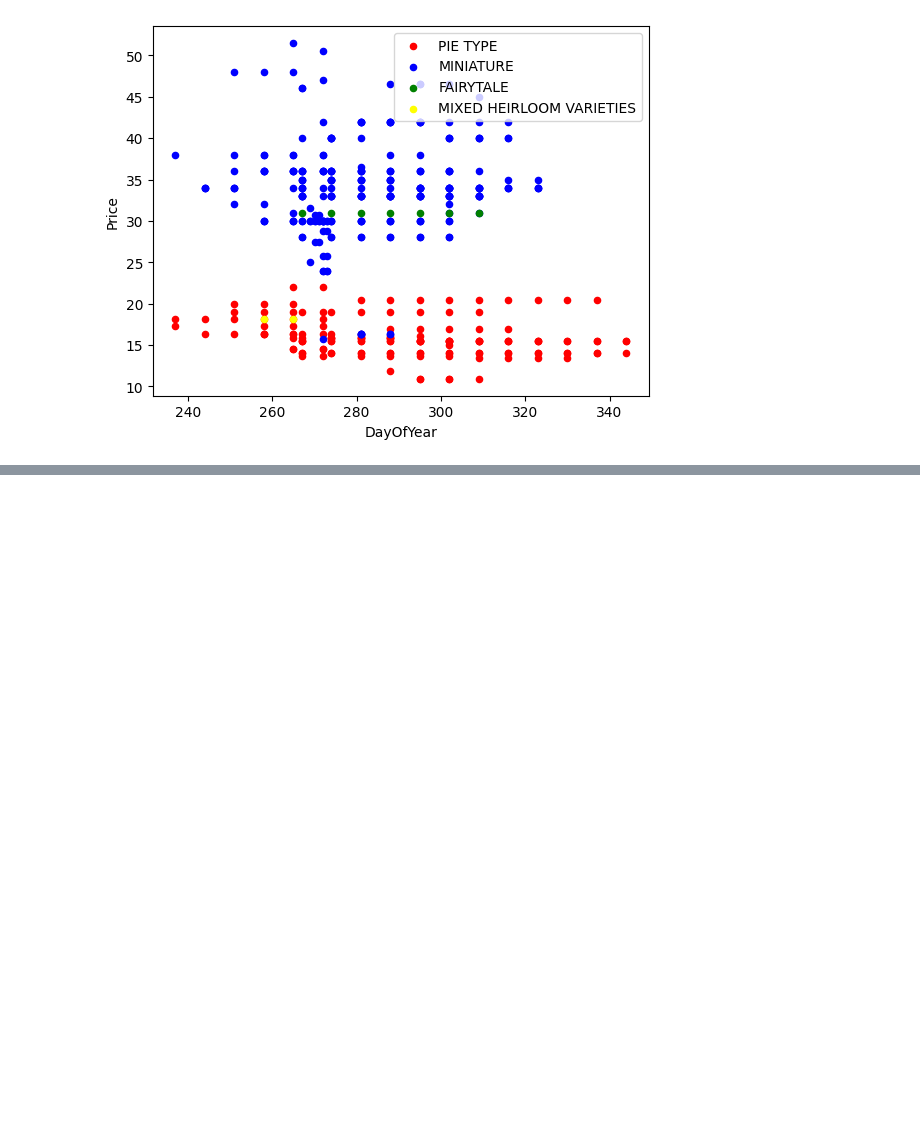
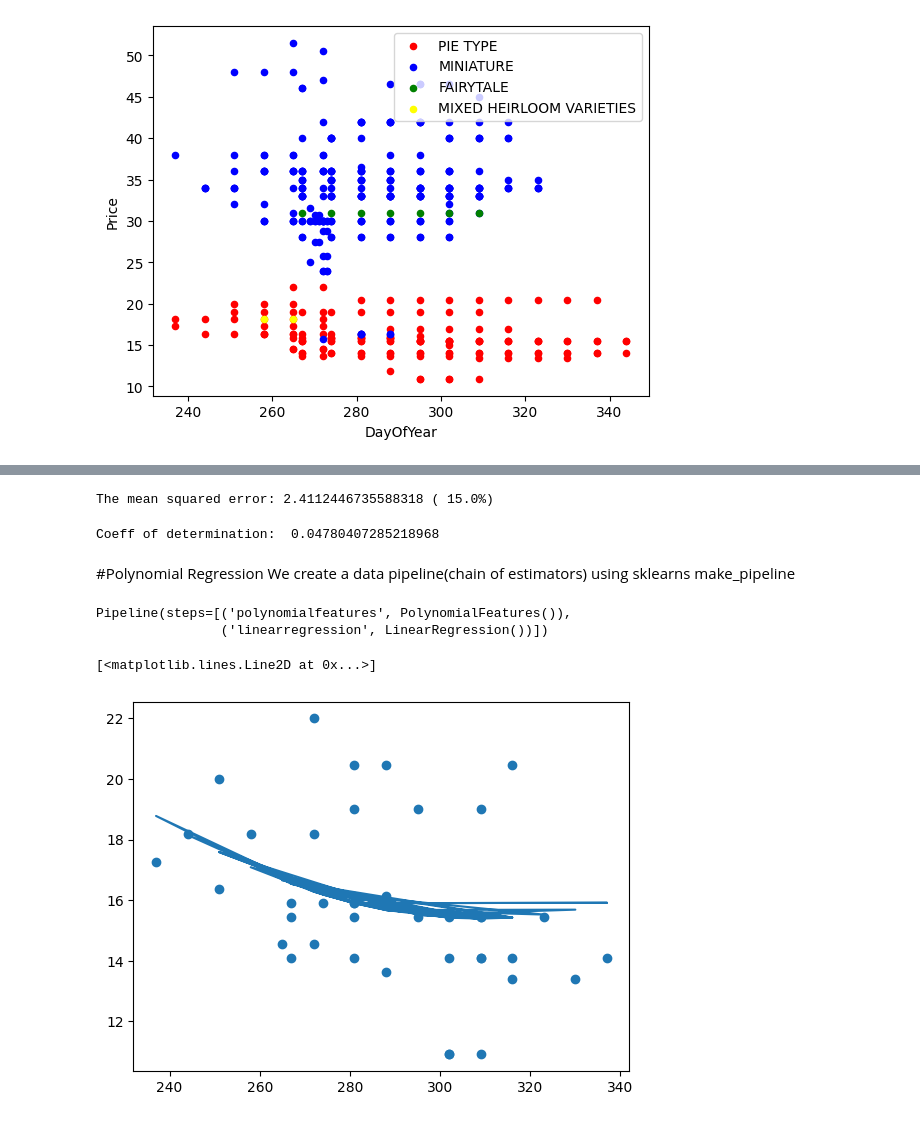
Before and after one commit to VEDANT-CPU/ML-For-Beginners, a Jupyter notebook: 2-Regression/3-Linear/notebook.ipynb, the cells around one changed output, grey strips where cells are left out. Cells and saved outputs as stored; diff of their text form; code cells hidden in the pictures; blank space fills up the shorter version.

Commit message:
Polynomial Regression

```diff
--- a/2-Regression/3-Linear/notebook.ipynb
+++ b/2-Regression/3-Linear/notebook.ipynb
@@ -89,0 +120,11 @@ for i,var in enumerate(new_pumpkins['Variety'].unique()):
+# %%
+from sklearn.linear_model import LinearRegression
+from sklearn.metrics import mean_squared_error
+from sklearn.model_selection import train_test_split
+
+X=new_pumpkins['DayOfYear']
+y=new_pumpkins['Price']
+print(X.shape)
+print(y.shape)
+X=X.to_numpy().reshape((-1,1))
+print(X.shape)
@@ -89,0 +135,5 @@ for i,var in enumerate(new_pumpkins['Variety'].unique()):
+# %%
+X_train, X_test, y_train, y_test=train_test_split(X, y, test_size=0.3, random_state=0)
+# %%
+lin_regression=LinearRegression()
+lin_regression.fit(X_train,y_train)#Training the model on training data
@@ -89,0 +148,18 @@ for i,var in enumerate(new_pumpkins['Variety'].unique()):
+# %%
+#To test the accuracy of our model we make prediction then find mse
+Prediction=lin_regression.predict(X_test)
+MeanSquareError=np.sqrt(mean_squared_error(y_test, Prediction))
+print(f"The mean squared error: {MeanSquareError} ({MeanSquareError/np.mean(Prediction) * 100: 3.3}%)")
+# %% [output]
+The mean squared error: 2.4112446735588318 ( 15.0%)
+# %%
+#Coeff of determination is another metric for measuring accuracy
+determination_coeff=lin_regression.score(X_train,y_train)
+print("Coeff of determination: ",determination_coeff)
+#Value of 0 means input data not taken into consideration. worst linear predictor
+#Value of 1 means perfectly predicts all expected values.
+# %% [output]
+Coeff of determination:  0.04780407285218968
+# %% [markdown]
+#Polynomial Regression
+We create a data pipeline(chain of estimators) using sklearns make_pipeline
@@ -89,0 +169,13 @@ for i,var in enumerate(new_pumpkins['Variety'].unique()):
+# %%
+pipeline=make_pipeline(PolynomialFeatures(2), LinearRegression())
+pipeline.fit(X_train,y_train)
+# %% [output]
+Pipeline(steps=[('polynomialfeatures', PolynomialFeatures()),
+                ('linearregression', LinearRegression())])
+# %%
+Polynomial_pred=pipeline.predict(X_test)
+plt.scatter(X_test, y_test)
+plt.plot(X_test, Polynomial_pred)
+# %% [output]
+[<matplotlib.lines.Line2D at 0x...>]
+[figure, added]
```
Also changed, not shown: parts of 10 cells of this notebook.
